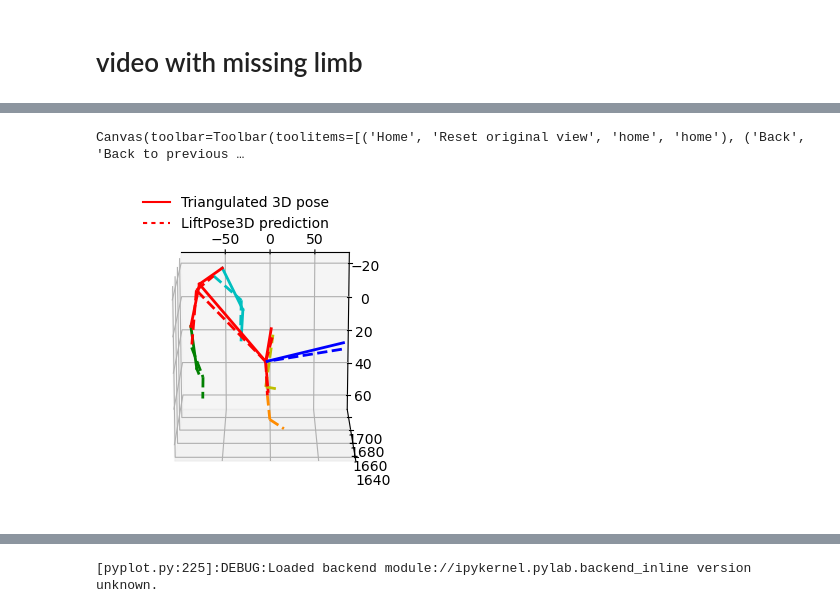
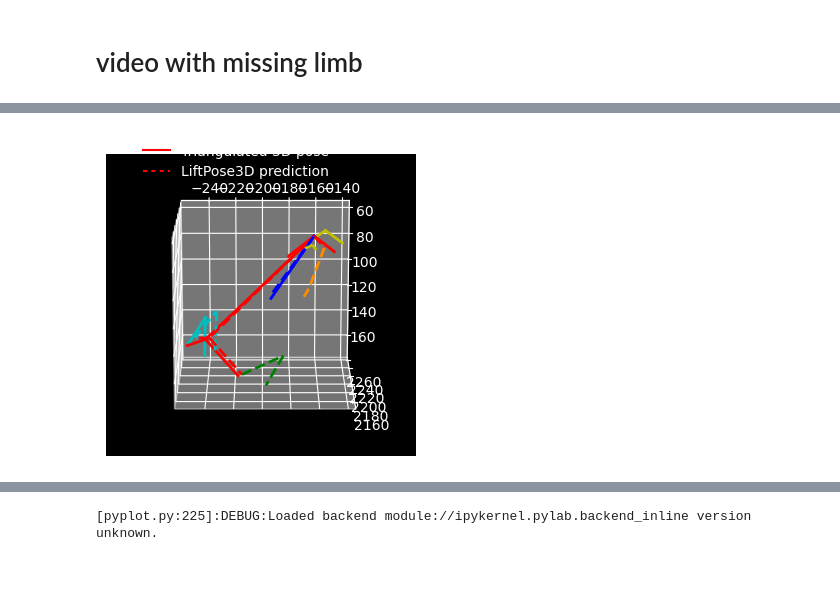
Before and after one commit to NeLy-EPFL/LiftPose3D, a Jupyter notebook: examples/capture/capture_visualize2.ipynb, the cells around one changed output, grey strips where cells are left out. Cells and saved outputs as stored; diff of their text form; code cells hidden in the pictures; blank space fills up the shorter version.

```diff
--- a/examples/capture/capture_visualize2.ipynb
+++ b/examples/capture/capture_visualize2.ipynb
@@ -8,14 +8,14 @@ import matplotlib.pyplot as plt
 import yaml
 import numpy as np
 import cv2
-import mat73
 import os
 from tqdm import tqdm
 from load import *
-from celluloid import Camera
+#from celluloid import Camera
 tqdm.get_lock().locks = []
 reload(logging)
 logger = logging.getLogger(__name__).setLevel(logging.INFO)
+plt.style.use('dark_background')
 # %%
 from liftpose.postprocess import load_test_results
 from liftpose.vision_3d import camera_to_world
@@ -25,7 +25,7 @@ from load import world_to_camera2
 
 # decleare data parameters
 par_train = {'data_dir' : '/data/LiftPose3D/fly_tether/data_DF3D', # change the path
-           'out_dir'        : './out_across_animals_wo_bln/',
+           'out_dir'        : '/home/user/Desktop/LiftPose3D/examples/capture/out_across_undistort_bln/',
            'train_session_id' : [0],
            'test_session_id'  : [0],
            'test_cam_id'      : [3]}
@@ -281,4 +371,5 @@ stat_2d, stat_3d = (
 test_3d_gt, test_3d_pred, good_keypts = load_test_results(data, stat_2d, stat_3d)
 test_3d_gt[np.logical_not(good_keypts)] = np.nan
 #test_3d_pred[:, indices_to_miss] = test_3d_pred_[:, indices_to_miss]
+test_3d_pred[3, :] = 0
 # %% [output]
@@ -293,31 +377,30 @@ test_3d_gt[np.logical_not(good_keypts)] = np.nan
 # %%
 # https://stackoverflow.com/a/38865534/7554774
 # conda install ipympl
-%matplotlib widget
-#%matplotlib inline
+#%matplotlib widget
+%matplotlib inline
 from liftpose.plot import plot_pose_3d
 
 fig = plt.figure(figsize=plt.figaspect(1), dpi=100)
 ax = fig.add_subplot(111, projection='3d')
 ax.view_init(elev=-75, azim=-90)
 
-t = 1200
+t = 50000
 plot_pose_3d(ax=ax, tar=test_3d_gt[t],
             pred=test_3d_pred[t],
             bones=par_data["vis"]["bones"],
             limb_id=par_data["vis"]["limb_id"],
             colors=par_data["vis"]["colors"],
             normalize=False, show_pred_always=True)
 
 #for idx, pt in enumerate(test_3d_gt[t]):
 #    ax.text(pt[0], pt[1], pt[2], str(idx))
 
 #origin = test_3d_gt[t][3]
 #print(origin)
 #ax.set_xlim([origin[0]-100, origin[0]+100])
 #ax.set_ylim([origin[1]-50, origin[1]+150])
 #ax.set_zlim([-40,210])
 #ax.set_xlim([-50, 100])
 # %% [output]
-Canvas(toolbar=Toolbar(toolitems=[('Home', 'Reset original view', 'home', 'home'), ('Back', 'Back to previous …
-[figure, old version]
+[figure, new version]
```
Also changed, not shown: parts of 13 cells of this notebook, 23 other files.
